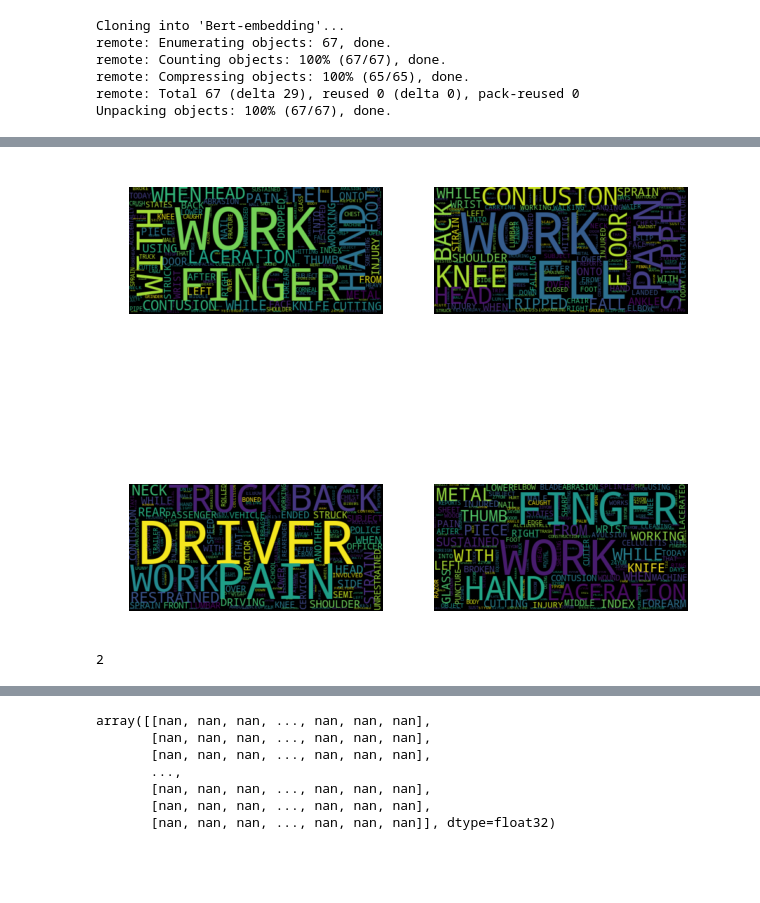
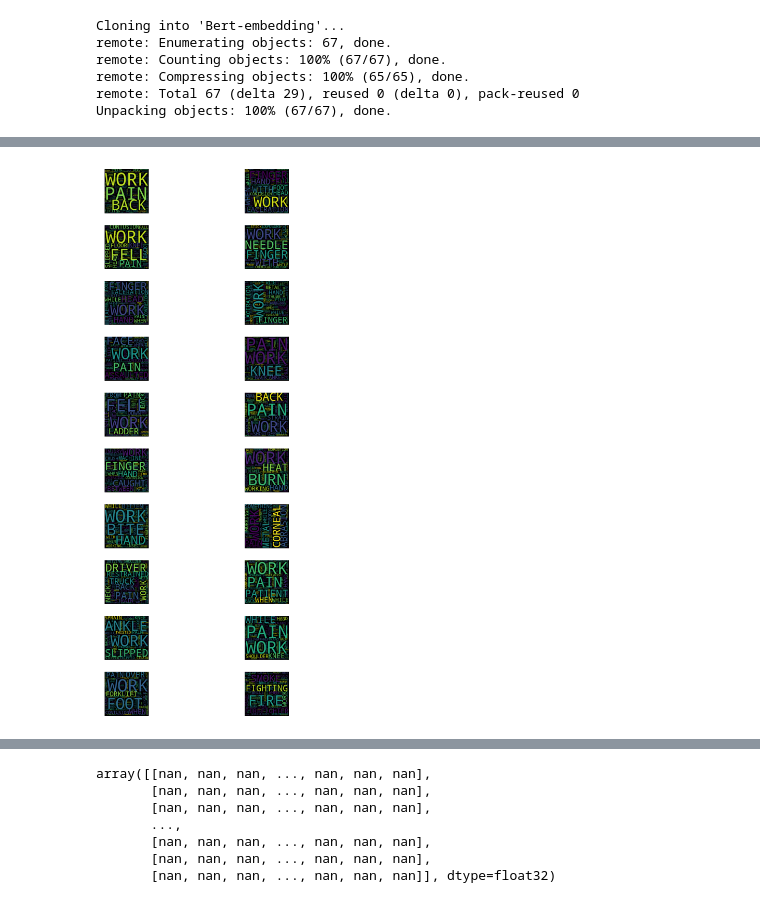
Before and after one commit to acmilannesta/Bert-embedding, a Jupyter notebook: CDC/CDC.ipynb, the cells around one changed output, grey strips where cells are left out. Saved outputs shown, nothing was run; the diff lists cells and outputs as text; code cells hidden in the pictures; blank space fills up the shorter version.

```diff
--- a/CDC/CDC.ipynb
+++ b/CDC/CDC.ipynb
@@ -110,26 +110,26 @@ train['event_idx'] = train.event.map({y:x for x, y in enumerate(np.sort(train.ev
 train['text_grouped'] = train.groupby('event')['text'].transform(lambda x: ' '.join(x))
 # %%
 x = train[['event', 'text_grouped', 'weight']].drop_duplicates('event').sort_values('weight', ascending=False)
+x.reset_index(drop=True, inplace=True)
 # %%
 # from itertools import groupby
 # from wordcloud import WordCloud
 # import matplotlib.pyplot as plt
-f, ax = plt.subplots(2, 2, figsize=(10, 10))
-for seq in range(4):
+f, ax = plt.subplots(10, 2, figsize=(30,30))
+
+for seq in range(20):
   string = x.loc[seq, 'text_grouped'].split(' ')
-  counts = [(len(list(c)),i) for i,c in groupby(sorted(string)) if len(i)>3]      # Create value-count pairs as list of tuples
+  counts = [(len(list(c)),i) for i,c in groupby(sorted(string)) if len(i)>3]
   counts_dict = {x[1]:x[0] for x in counts}
 
-  wordcloud = WordCloud(margin=0, collocations=False).generate_from_frequencies(counts_dict)
+  wordcloud = WordCloud(height=200, width=200, margin=0, collocations=False).generate_from_frequencies(counts_dict)
 
   ax[seq//2, seq%2].imshow(wordcloud, interpolation='bilinear')
-  ax[seq//2, seq%2].set_title('event:'+str(x.loc[seq, 'event']), fontsize=16, color='white')
+  ax[seq//2, seq%2].set_title('event:'+str(x.loc[seq, 'event'])#+' weight:'+str(round(x.loc[seq, 'weight'], 2)),
+                ,fontsize=16, color='white')
   ax[seq//2, seq%2].set_axis_off()
   ax[seq//2, seq%2].margins(x=0, y=0)
   # plt.savefig('e:\\wordcloud_shanghai.jpg')
+  plt.tight_layout(w_pad=0.025)
 # %% [output]
-[figure, old version]
+[figure, new version]
-# %%
-5//2
-# %% [output]
-2
```
Also changed, not shown: parts of 2 cells of this notebook.
